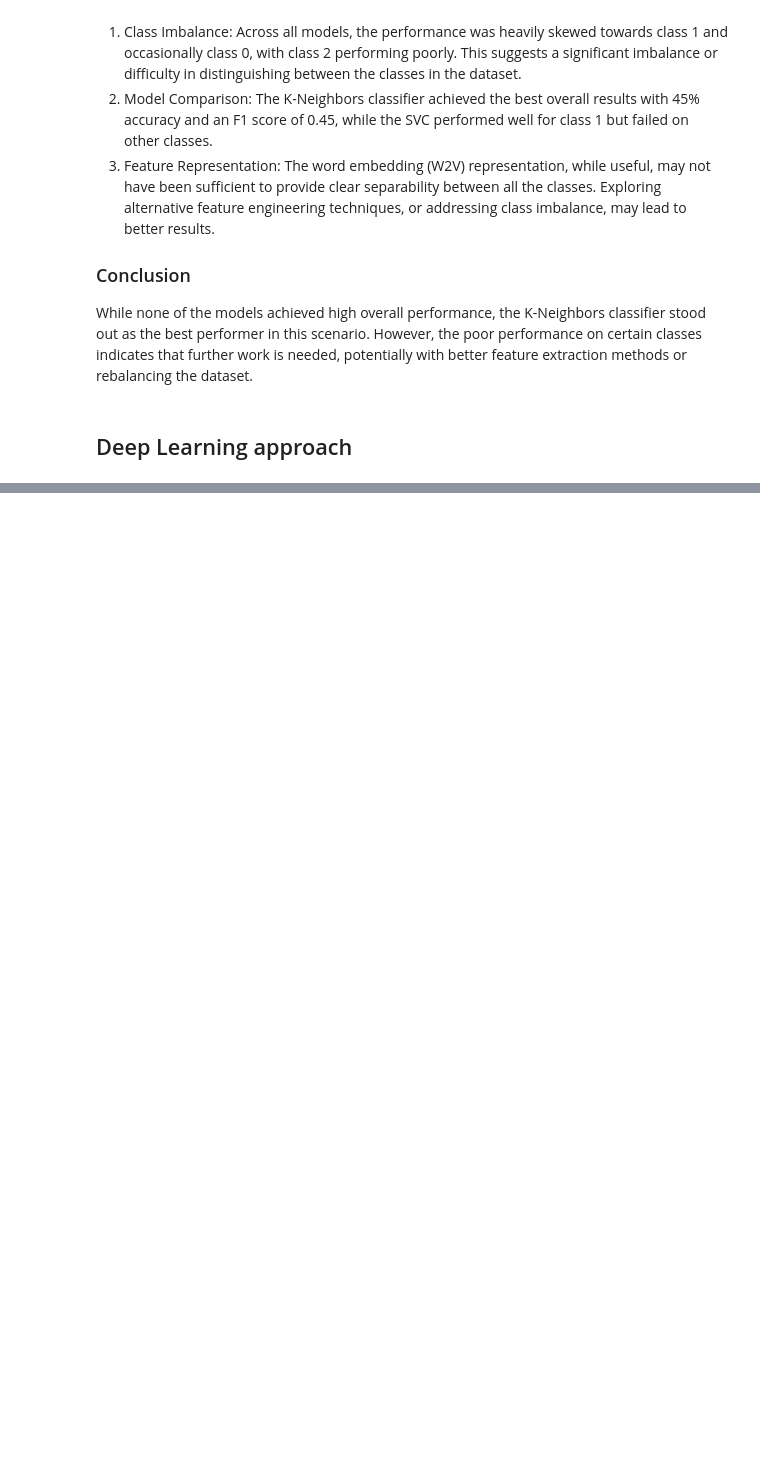
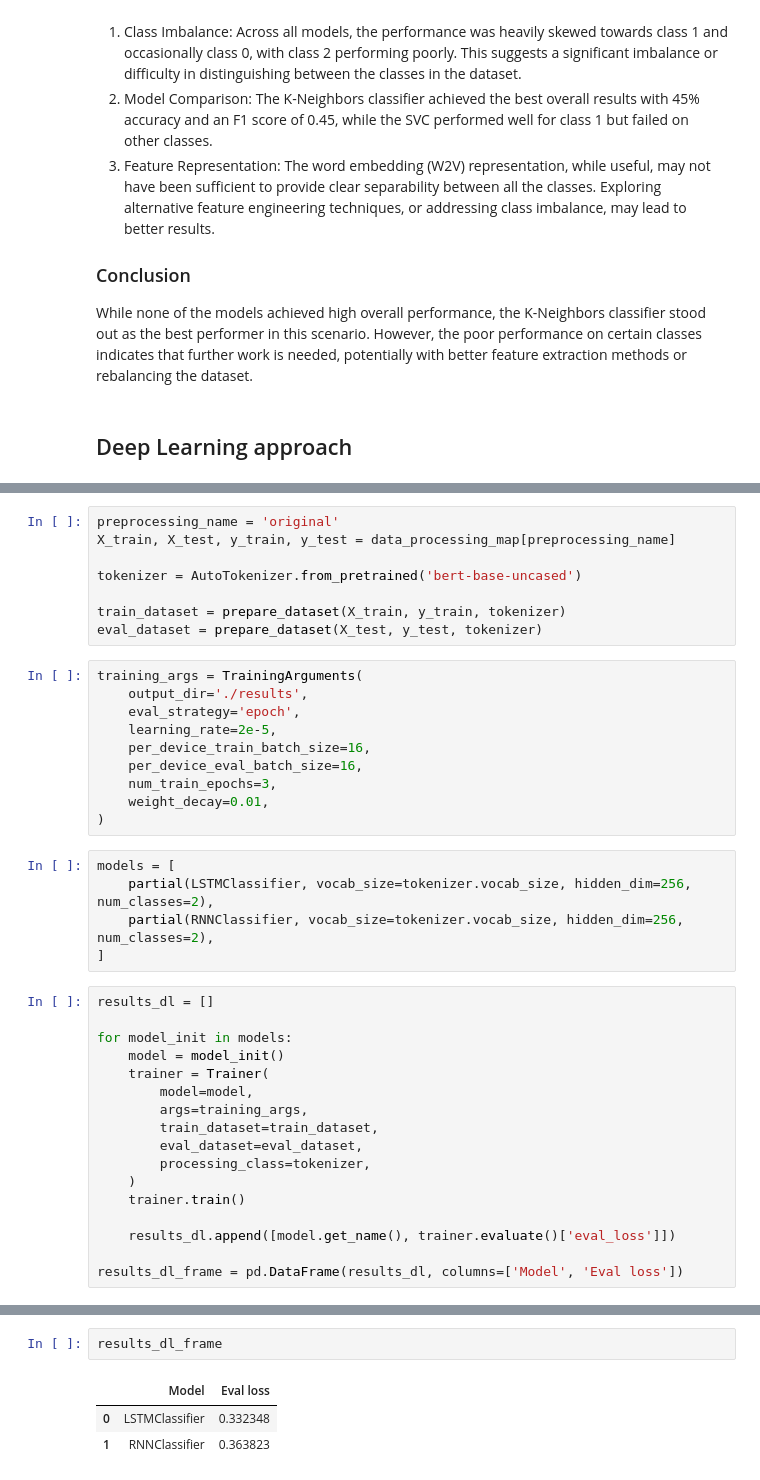
Before and after one commit to alexgiving/nlp-classification, a Jupyter notebook: notebook.ipynb, the cells around one changed output, grey strips where cells are left out. Cells and saved outputs as stored; diff of their text form; blank space fills up the shorter version.

Commit message:
init dl

```diff
--- a/notebook.ipynb
+++ b/notebook.ipynb
@@ -376,0 +380,40 @@ While none of the models achieved high overall performance, the K-Neighbors clas
+# %%
+preprocessing_name = 'original'
+X_train, X_test, y_train, y_test = data_processing_map[preprocessing_name]
+
+tokenizer = AutoTokenizer.from_pretrained('bert-base-uncased')
+
+train_dataset = prepare_dataset(X_train, y_train, tokenizer)
+eval_dataset = prepare_dataset(X_test, y_test, tokenizer)
+# %%
+training_args = TrainingArguments(
+    output_dir='./results',
+    eval_strategy='epoch',
+    learning_rate=2e-5,
+    per_device_train_batch_size=16,
+    per_device_eval_batch_size=16,
+    num_train_epochs=3,
+    weight_decay=0.01,
+)
+# %%
+models = [
+    partial(LSTMClassifier, vocab_size=tokenizer.vocab_size, hidden_dim=256, num_classes=2),
+    partial(RNNClassifier, vocab_size=tokenizer.vocab_size, hidden_dim=256, num_classes=2),
+]
+# %%
+results_dl = []
+
+for model_init in models:
+    model = model_init()
+    trainer = Trainer(
+        model=model,
+        args=training_args,
+        train_dataset=train_dataset,
+        eval_dataset=eval_dataset,
+        processing_class=tokenizer,
+    )
+    trainer.train()
+
+    results_dl.append([model.get_name(), trainer.evaluate()['eval_loss']])
+
+results_dl_frame = pd.DataFrame(results_dl, columns=['Model', 'Eval loss'])
@@ -376,0 +433,6 @@ While none of the models achieved high overall performance, the K-Neighbors clas
+# %%
+results_dl_frame
+# %% [output]
+|  | Model | Eval loss |
+| 0 | LSTMClassifier | 0.332348 |
+| 1 | RNNClassifier | 0.363823 |
```
Also changed, not shown: parts of 3 cells of this notebook, 4 other files.
